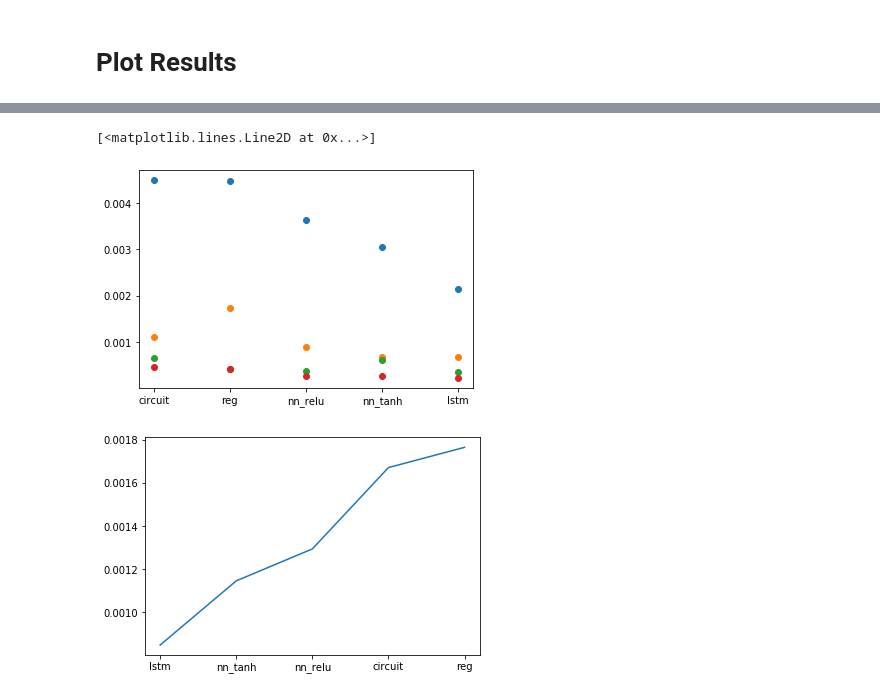
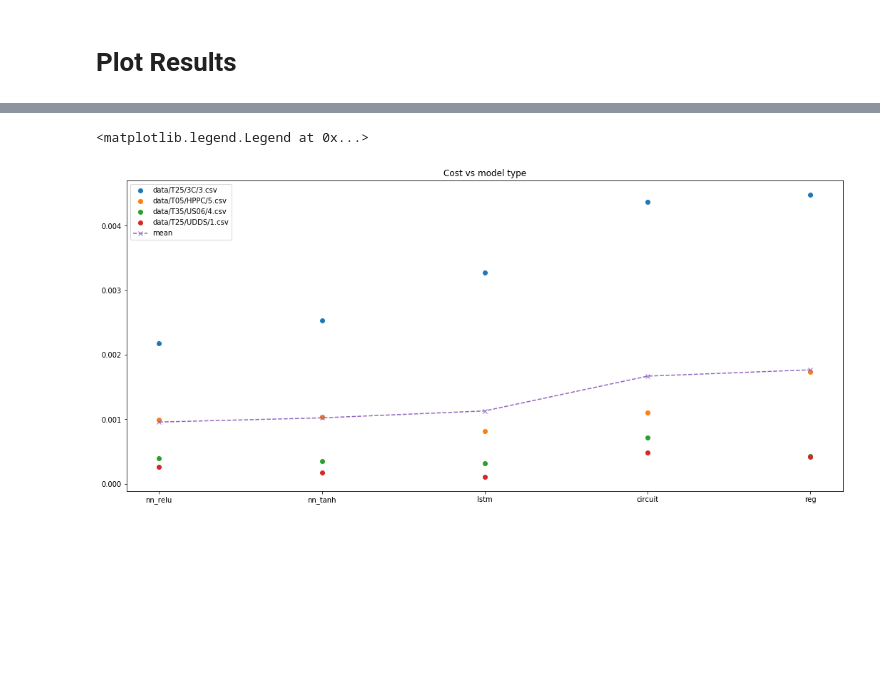
Before and after one commit to bradleybarnhart/EE-292X-Battery-Modeling, a Jupyter notebook: modeling.ipynb, the cells around one changed output, grey strips where cells are left out. Saved outputs shown, nothing was run; the diff lists cells and outputs as text; code cells hidden in the pictures; blank space fills up the shorter version.

```diff
--- a/modeling.ipynb
+++ b/modeling.ipynb
@@ -359,9 +400,14 @@ plt.xlabel('test run label');
-# %%
-# plot means, disregarding 0_05
-df_costs_drop = df_costs.drop('data/T05/0_05C/6.csv')
-plt.plot(df_costs_drop.transpose(), 'o');
-plt.plot(df_costs_drop.mean().sort_values())
-# %% [output]
-[<matplotlib.lines.Line2D at 0x...>]
-[figure, removed]
-[figure, removed]
+# %%
+# plot means
+fig =plt.figure(figsize=(18, 8))
+plt.title('Cost vs model type');
+
+df_costs = df_costs.reindex(df_costs.mean().sort_values().index, axis=1)
+plt.plot(df_costs.transpose(), 'o');
+plt.plot(df_costs.mean(), '--x')
+labels = list(df_costs.index)
+labels.append('mean')
+plt.legend(labels)
+# %% [output]
+<matplotlib.legend.Legend at 0x...>
+[figure, added]
```
Also changed, not shown: parts of 14 cells of this notebook.
